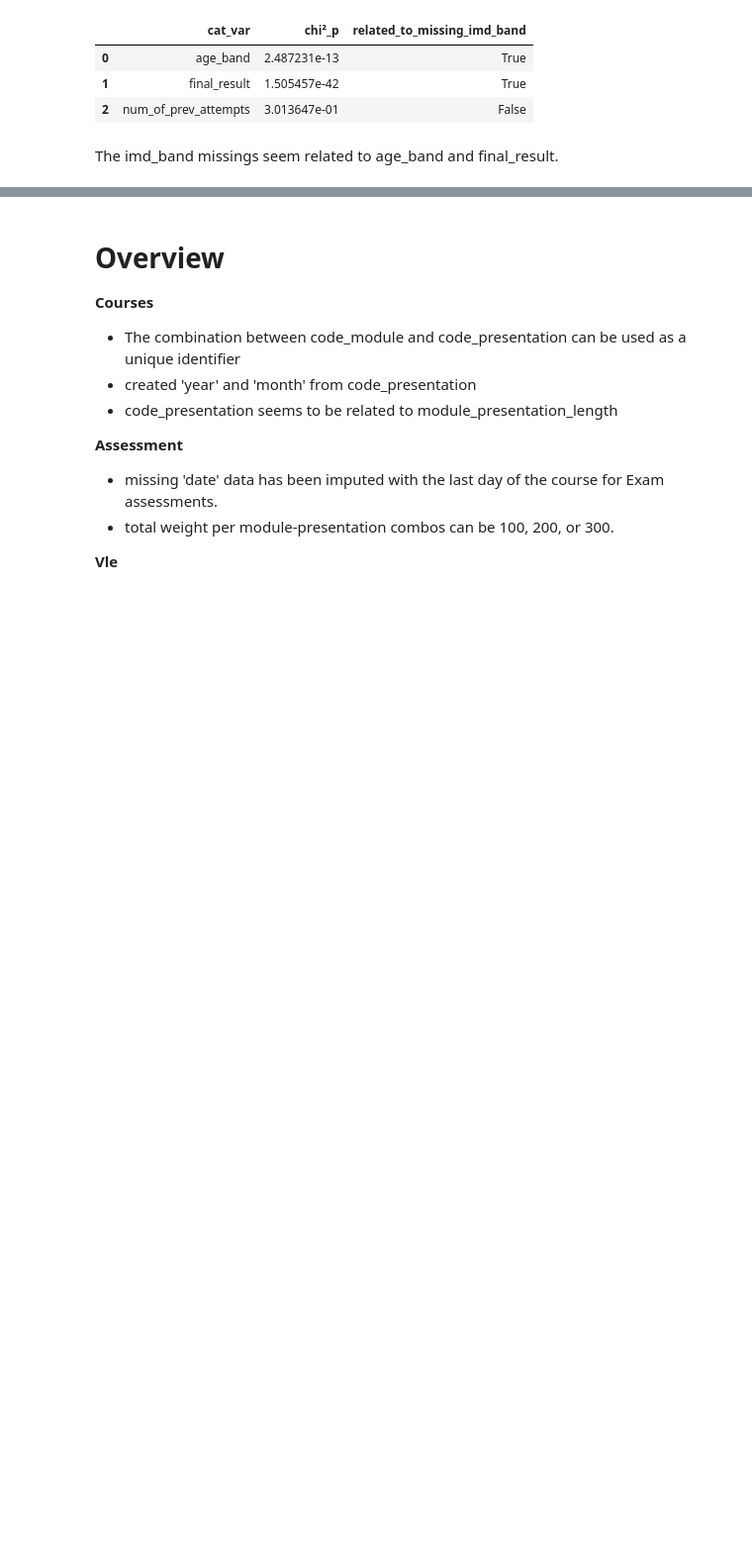
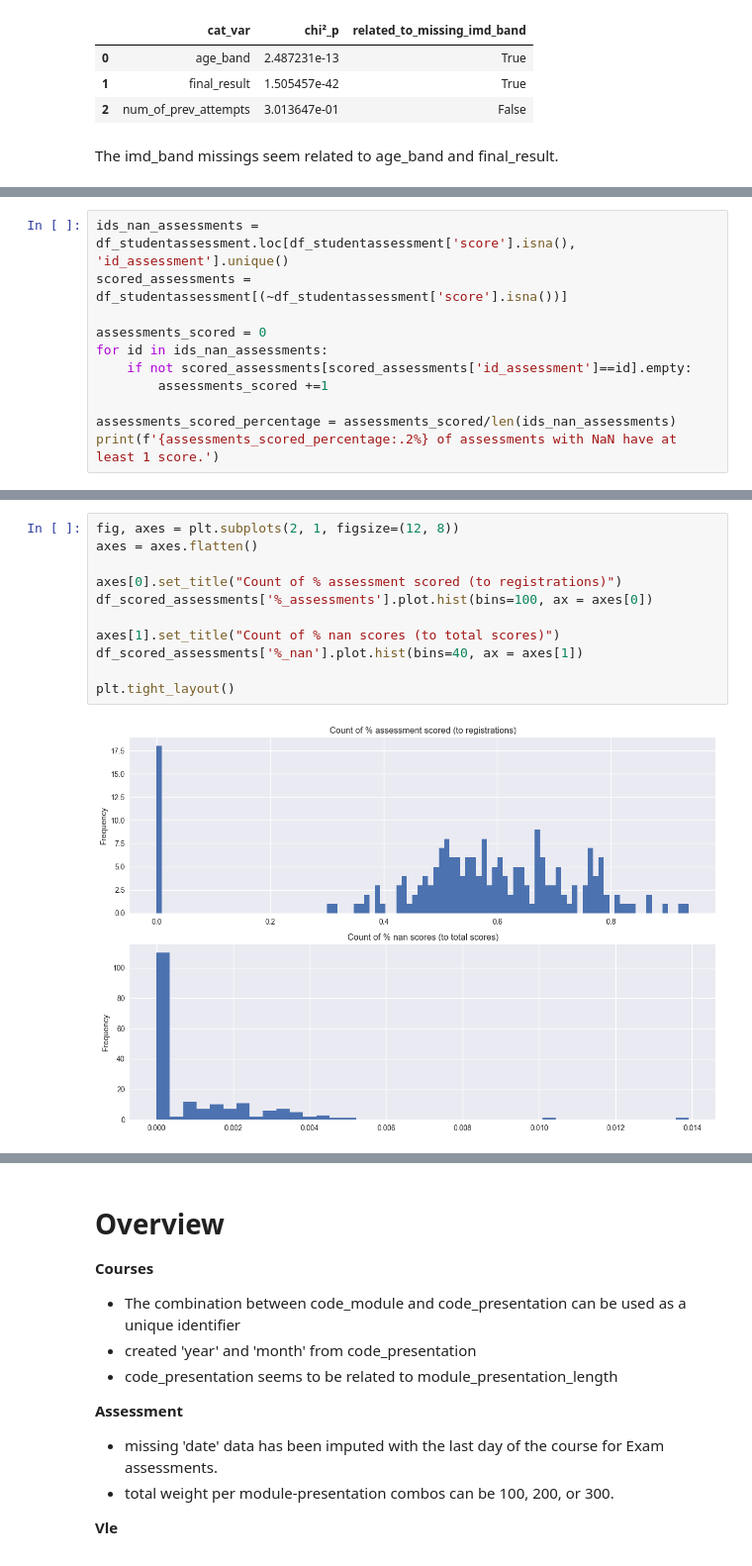
Before and after one commit to Originalnam/learning_analytics, a Jupyter notebook: EDA/eda.ipynb, the cells around one changed output, grey strips where cells are left out. Shown at 99% size. Cells and saved outputs as stored; diff of their text form; blank space fills up the shorter version.

Commit message:
EDA further exploration
untill missing Missing score

```diff
--- a/EDA/eda.ipynb
+++ b/EDA/eda.ipynb
@@ -1602,0 +1624,11 @@ The imd_band missings seem related to age_band and final_result.
+# %%
+ids_nan_assessments = df_studentassessment.loc[df_studentassessment['score'].isna(), 'id_assessment'].unique()
+scored_assessments = df_studentassessment[(~df_studentassessment['score'].isna())]
+
+assessments_scored = 0
+for id in ids_nan_assessments:
+    if not scored_assessments[scored_assessments['id_assessment']==id].empty:
+        assessments_scored +=1
+
+assessments_scored_percentage = assessments_scored/len(ids_nan_assessments)
+print(f'{assessments_scored_percentage:.2%} of assessments with NaN have at least 1 score.')
@@ -1602,0 +1684,13 @@ The imd_band missings seem related to age_band and final_result.
+# %%
+fig, axes = plt.subplots(2, 1, figsize=(12, 8))
+axes = axes.flatten()
+
+axes[0].set_title("Count of % assessment scored (to registrations)")
+df_scored_assessments['%_assessments'].plot.hist(bins=100, ax = axes[0])
+
+axes[1].set_title("Count of % nan scores (to total scores)")
+df_scored_assessments['%_nan'].plot.hist(bins=40, ax = axes[1])
+
+plt.tight_layout()
+# %% [output]
+[figure, added]
```
Also changed, not shown: parts of 10 cells of this notebook.
